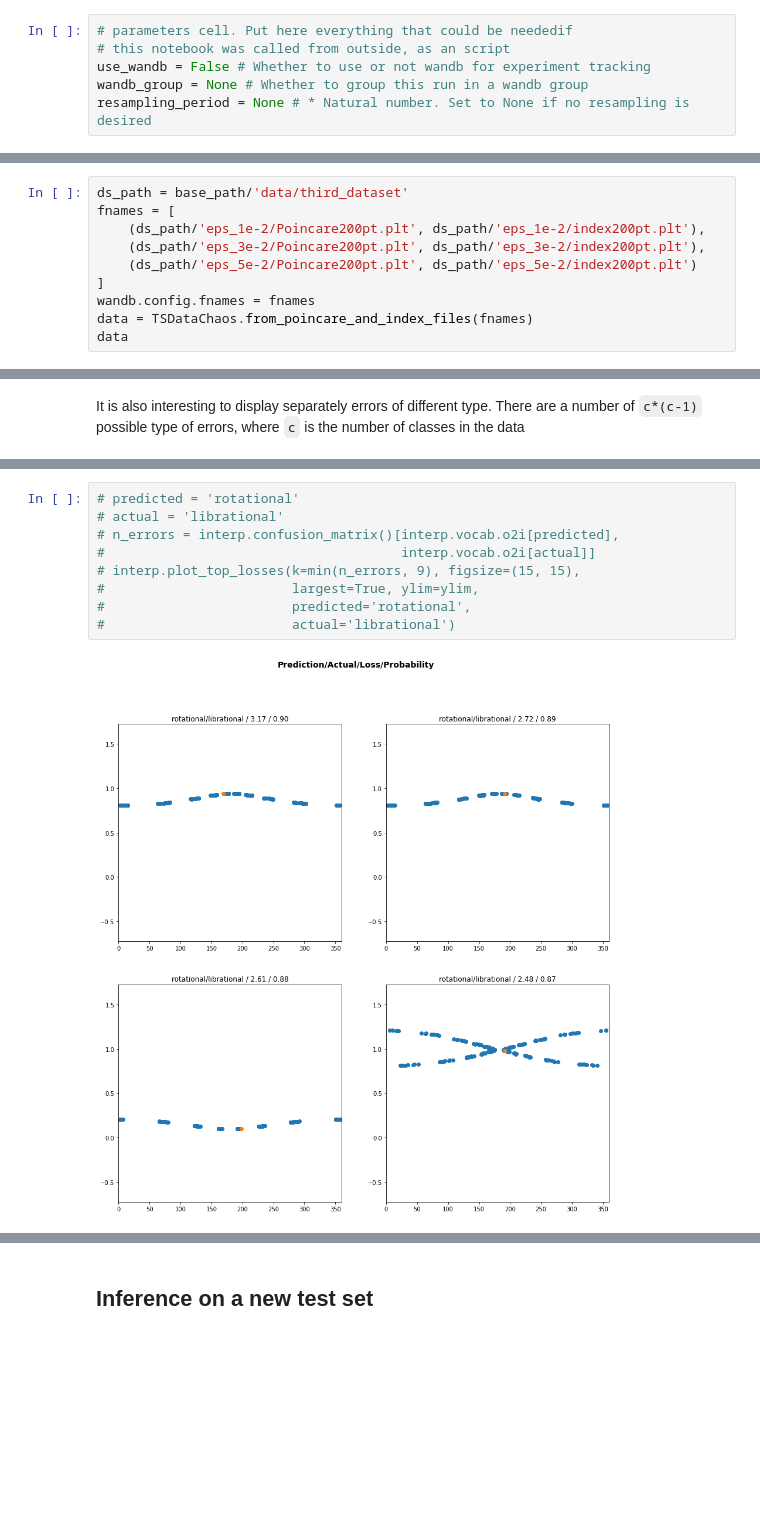
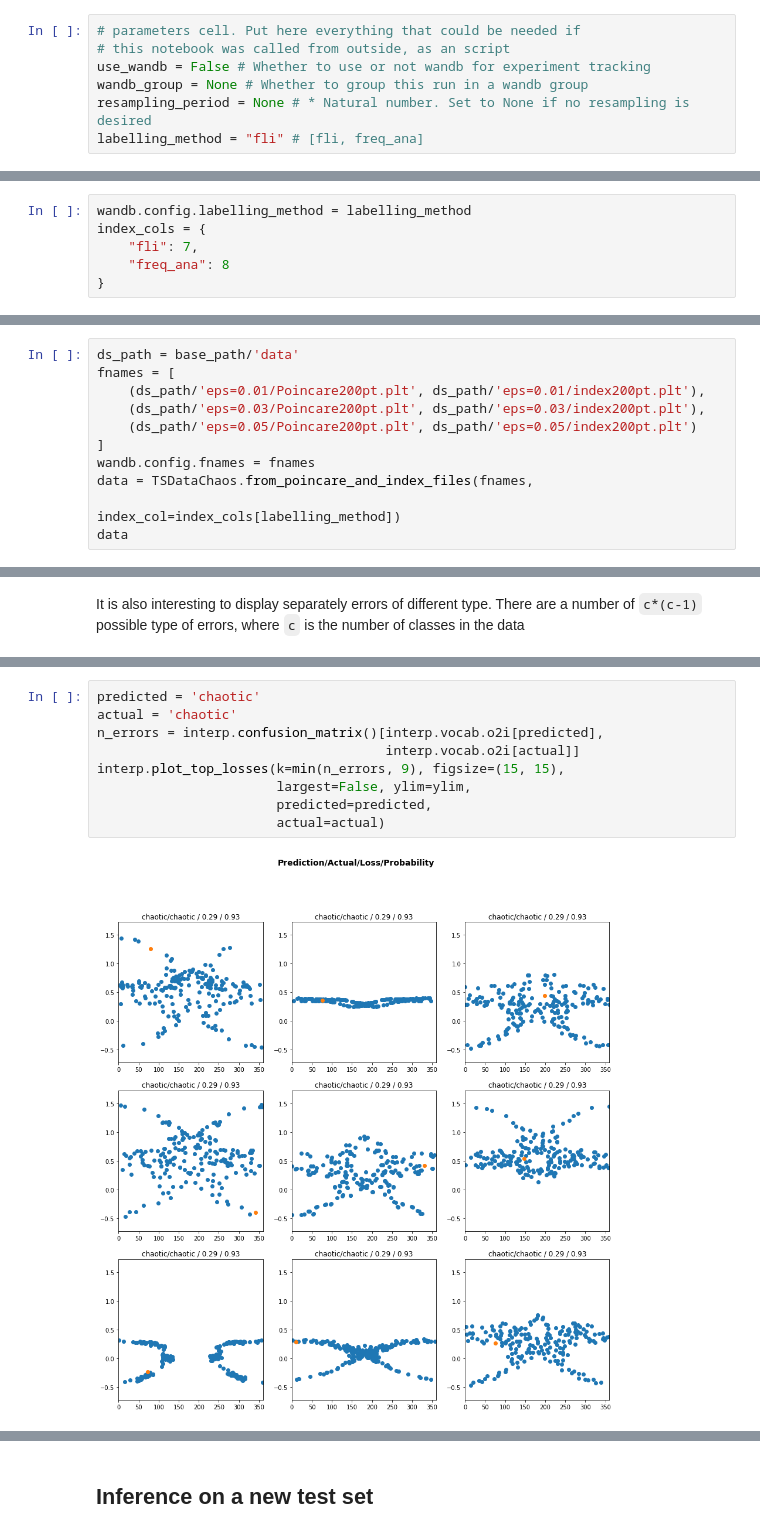
Before and after one commit to vrodriguezf/mlchaos, a Jupyter notebook: nbs/_motion_classification_time_series.ipynb, the cells around one changed output, grey strips where cells are left out. Saved outputs shown, nothing was run; the diff lists cells and outputs as text; blank space fills up the shorter version.

```diff
--- a/nbs/_motion_classification_time_series.ipynb
+++ b/nbs/_motion_classification_time_series.ipynb
@@ -12,11 +9,12 @@ The autoreload extension is already loaded. To reload it, use:
 
 > Classify between chaotic, rotational and librational motion using the evolution of the coordinates x and y in the Poincare map
 # %%
-# parameters cell. Put here everything that could be neededif
+# parameters cell. Put here everything that could be needed if
 # this notebook was called from outside, as an script
 use_wandb = False # Whether to use or not wandb for experiment tracking
 wandb_group = None # Whether to group this run in a wandb group
 resampling_period = None # * Natural number. Set to None if no resampling is desired
+labelling_method = "fli" # [fli, freq_ana]
 # %%
 import sys
 ISCOLAB = 'google.colab' in sys.modules
@@ -51,0 +52,6 @@ The data must be loaded as a `TSDataChaos` object, created from a pair (or a seq
+# %%
+wandb.config.labelling_method = labelling_method
+index_cols = {
+    "fli": 7,
+    "freq_ana": 8
+}
@@ -52,11 +61,12 @@ The data must be loaded as a `TSDataChaos` object, created from a pair (or a seq
 # %%
-ds_path = base_path/'data/third_dataset'
+ds_path = base_path/'data'
 fnames = [
-    (ds_path/'eps_1e-2/Poincare200pt.plt', ds_path/'eps_1e-2/index200pt.plt'),
-    (ds_path/'eps_3e-2/Poincare200pt.plt', ds_path/'eps_3e-2/index200pt.plt'),
-    (ds_path/'eps_5e-2/Poincare200pt.plt', ds_path/'eps_5e-2/index200pt.plt')
+    (ds_path/'eps=0.01/Poincare200pt.plt', ds_path/'eps=0.01/index200pt.plt'),
+    (ds_path/'eps=0.03/Poincare200pt.plt', ds_path/'eps=0.03/index200pt.plt'),
+    (ds_path/'eps=0.05/Poincare200pt.plt', ds_path/'eps=0.05/index200pt.plt')
 ]
 wandb.config.fnames = fnames
-data = TSDataChaos.from_poincare_and_index_files(fnames)
+data = TSDataChaos.from_poincare_and_index_files(fnames,
+                                                 index_col=index_cols[labelling_method])
 data
 # %% [output]
@@ -244,11 +278,11 @@ It is also interesting to display separately errors of different type. There are
 # %%
-# predicted = 'rotational'
-# actual = 'librational'
-# n_errors = interp.confusion_matrix()[interp.vocab.o2i[predicted],
-#                                      interp.vocab.o2i[actual]]
-# interp.plot_top_losses(k=min(n_errors, 9), figsize=(15, 15),
-#                        largest=True, ylim=ylim,
-#                        predicted='rotational',
-#                        actual='librational')
+predicted = 'chaotic'
+actual = 'chaotic'
+n_errors = interp.confusion_matrix()[interp.vocab.o2i[predicted],
+                                     interp.vocab.o2i[actual]]
+interp.plot_top_losses(k=min(n_errors, 9), figsize=(15, 15),
+                       largest=False, ylim=ylim,
+                       predicted=predicted,
+                       actual=actual)
 # %% [output]
-[figure, old version]
+[figure, new version]
```
Also changed, not shown: parts of 43 cells of this notebook, 9 other files.
